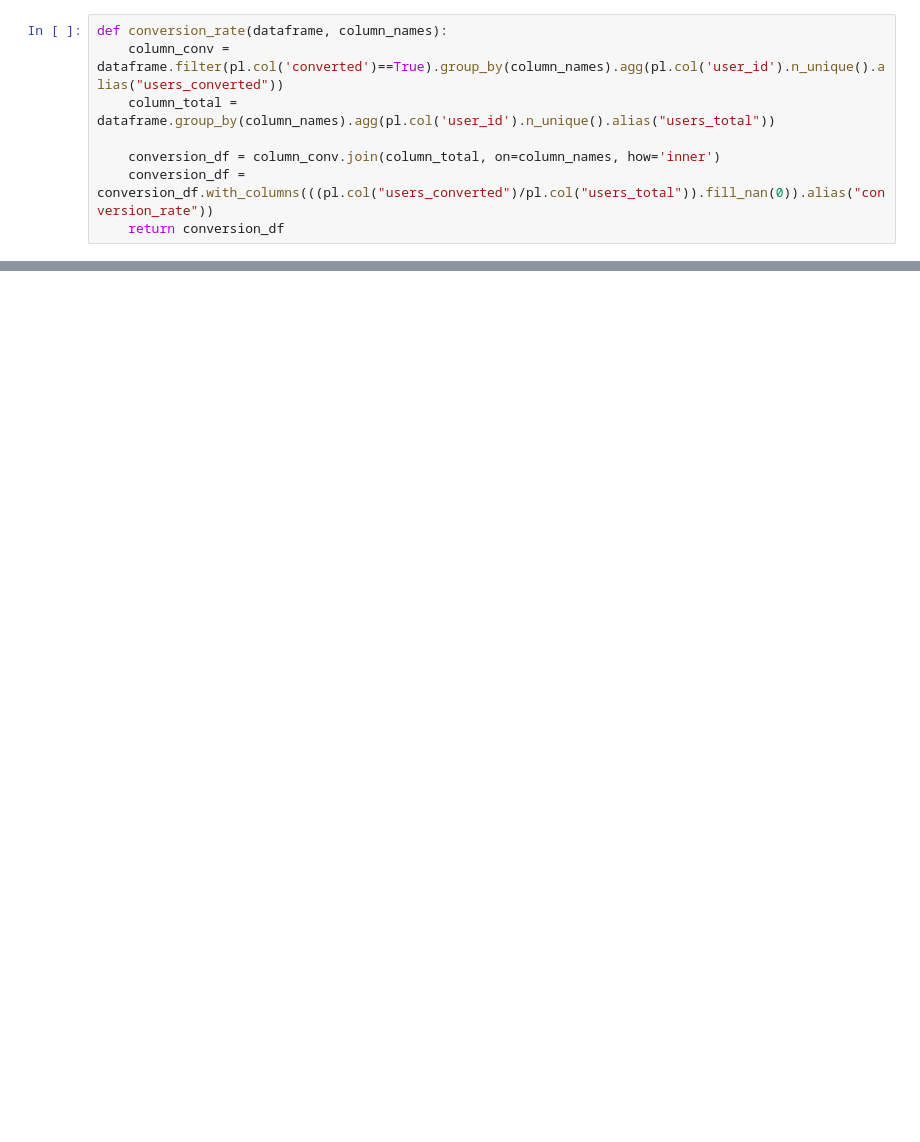
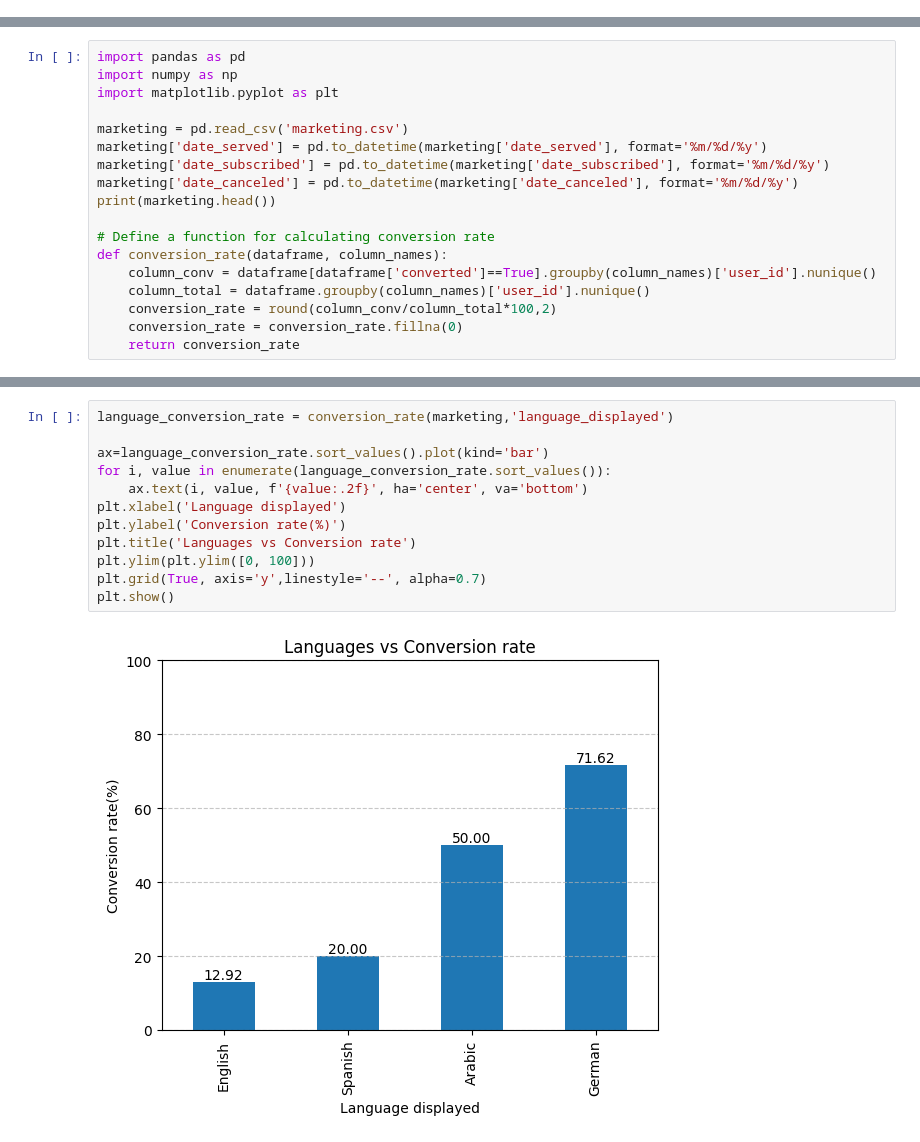
Before and after one commit to DipikaJothinathan/Python-pandas, a Jupyter notebook: Marketing Campaign/code_marketing.ipynb, the cells around one changed output, grey strips where cells are left out. Drawn from its saved outputs; the diff is of its cells as text; blank space fills up the shorter version.

```diff
--- a/Marketing Campaign/code_marketing.ipynb
+++ b/Marketing Campaign/code_marketing.ipynb
@@ -69,8 +0,0 @@ Retention rate 66.8 %
-# %%
-def conversion_rate(dataframe, column_names):
-    column_conv = dataframe.filter(pl.col('converted')==True).group_by(column_names).agg(pl.col('user_id').n_unique().alias("users_converted"))
-    column_total = dataframe.group_by(column_names).agg(pl.col('user_id').n_unique().alias("users_total"))
-
-    conversion_df = column_conv.join(column_total, on=column_names, how='inner')
-    conversion_df = conversion_df.with_columns(((pl.col("users_converted")/pl.col("users_total")).fill_nan(0)).alias("conversion_rate"))
-    return conversion_df
@@ -444,0 +7,18 @@ fig.show()
+# %%
+import pandas as pd
+import numpy as np
+import matplotlib.pyplot as plt
+
+marketing = pd.read_csv('marketing.csv')
+marketing['date_served'] = pd.to_datetime(marketing['date_served'], format='%m/%d/%y')
+marketing['date_subscribed'] = pd.to_datetime(marketing['date_subscribed'], format='%m/%d/%y')
+marketing['date_canceled'] = pd.to_datetime(marketing['date_canceled'], format='%m/%d/%y')
+print(marketing.head())
+
+# Define a function for calculating conversion rate
+def conversion_rate(dataframe, column_names):
+    column_conv = dataframe[dataframe['converted']==True].groupby(column_names)['user_id'].nunique()
+    column_total = dataframe.groupby(column_names)['user_id'].nunique()
+    conversion_rate = round(column_conv/column_total*100,2)
+    conversion_rate = conversion_rate.fillna(0)
+    return conversion_rate
@@ -444,0 +89,14 @@ fig.show()
+# %%
+language_conversion_rate = conversion_rate(marketing,'language_displayed')
+
+ax=language_conversion_rate.sort_values().plot(kind='bar')
+for i, value in enumerate(language_conversion_rate.sort_values()):
+    ax.text(i, value, f'{value:.2f}', ha='center', va='bottom')
+plt.xlabel('Language displayed')
+plt.ylabel('Conversion rate(%)')
+plt.title('Languages vs Conversion rate')
+plt.ylim(plt.ylim([0, 100]))
+plt.grid(True, axis='y',linestyle='--', alpha=0.7)
+plt.show()
+# %% [output]
+[figure, added]
```
Also changed, not shown: parts of 42 cells of this notebook.
